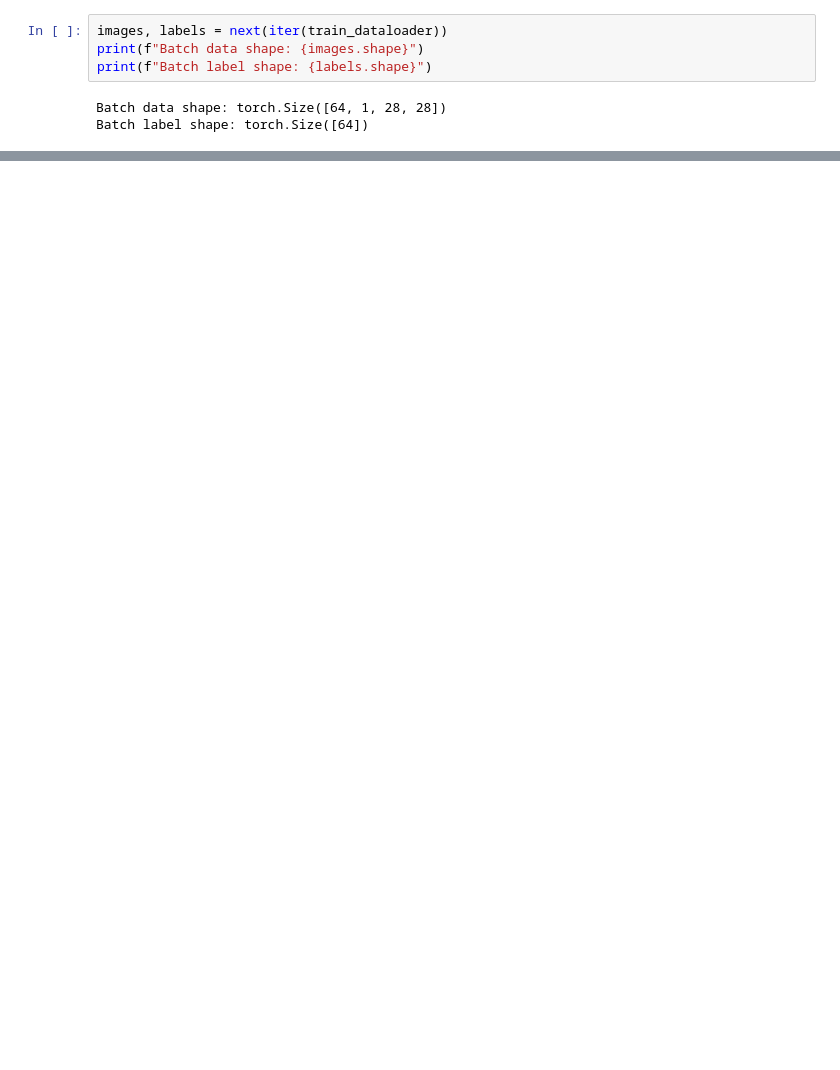
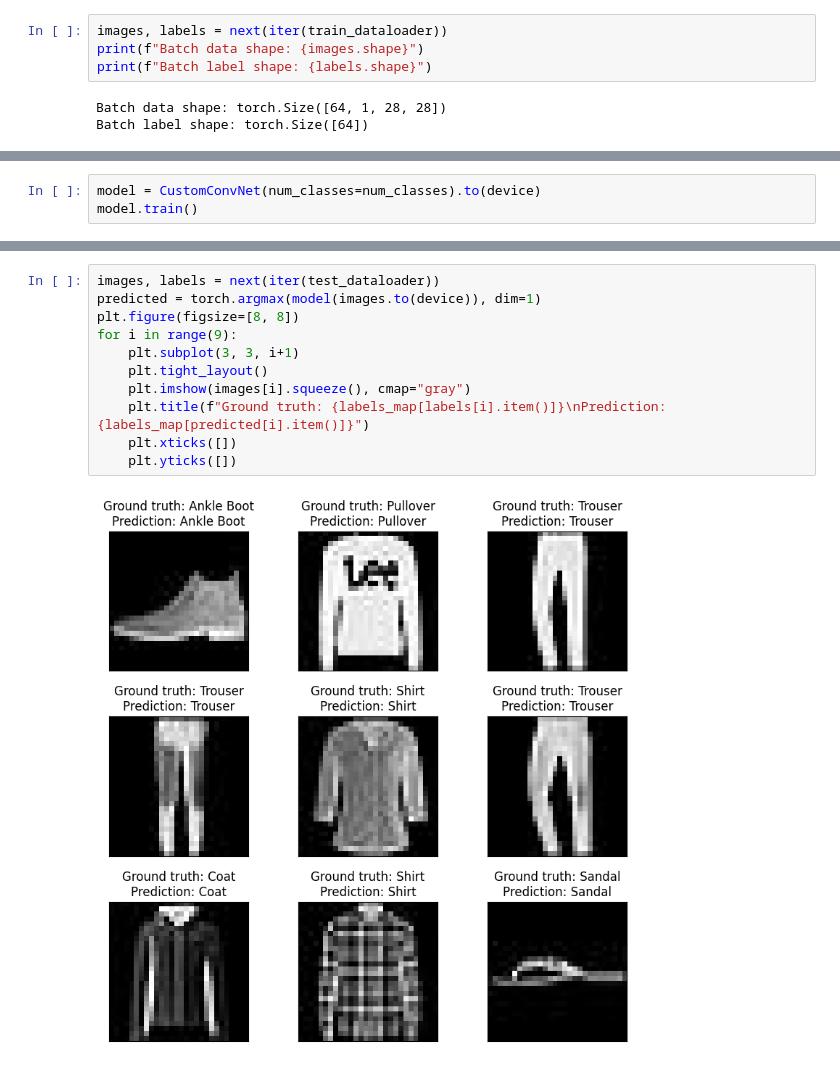
Before and after one commit to egliette/BasicCVProjects, a Jupyter notebook: ComputerVision/FashionMNIST/notebook.ipynb, the cells around one changed output, grey strips where cells are left out. Cells and saved outputs as stored; diff of their text form; blank space fills up the shorter version.

```diff
--- a/ComputerVision/FashionMNIST/notebook.ipynb
+++ b/ComputerVision/FashionMNIST/notebook.ipynb
@@ -73,0 +91,3 @@ for i in range(9):
+# %%
+model = CustomConvNet(num_classes=num_classes).to(device)
+model.train()
@@ -73,0 +178,13 @@ for i in range(9):
+# %%
+images, labels = next(iter(test_dataloader))
+predicted = torch.argmax(model(images.to(device)), dim=1)
+plt.figure(figsize=[8, 8])
+for i in range(9):
+    plt.subplot(3, 3, i+1)
+    plt.tight_layout()
+    plt.imshow(images[i].squeeze(), cmap="gray")
+    plt.title(f"Ground truth: {labels_map[labels[i].item()]}\nPrediction: {labels_map[predicted[i].item()]}")
+    plt.xticks([])
+    plt.yticks([])
+# %% [output]
+[figure, added]
```
Also changed, not shown: parts of 14 cells of this notebook, 1 other file.
